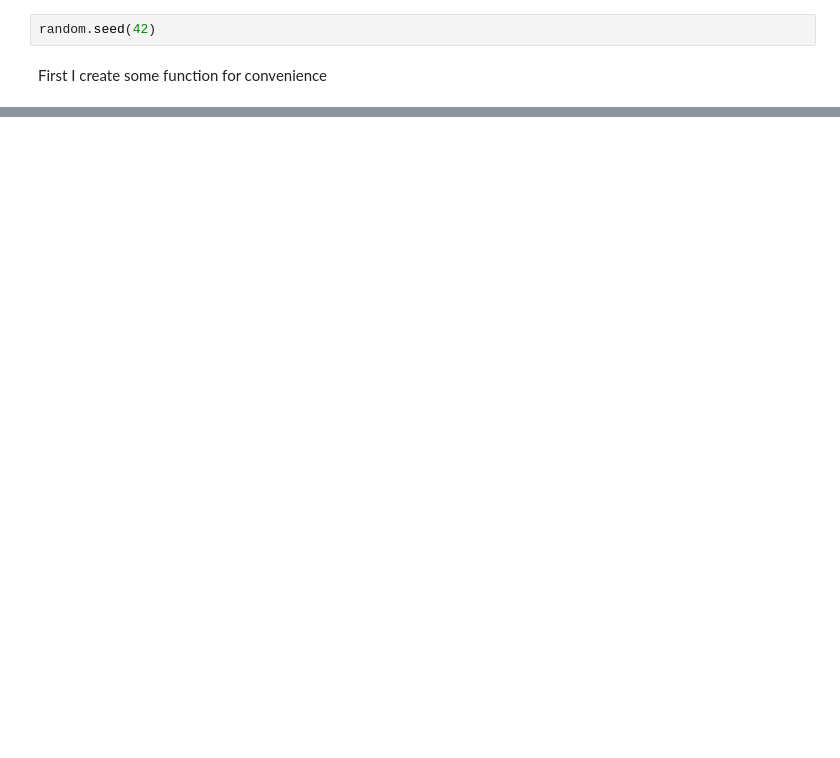
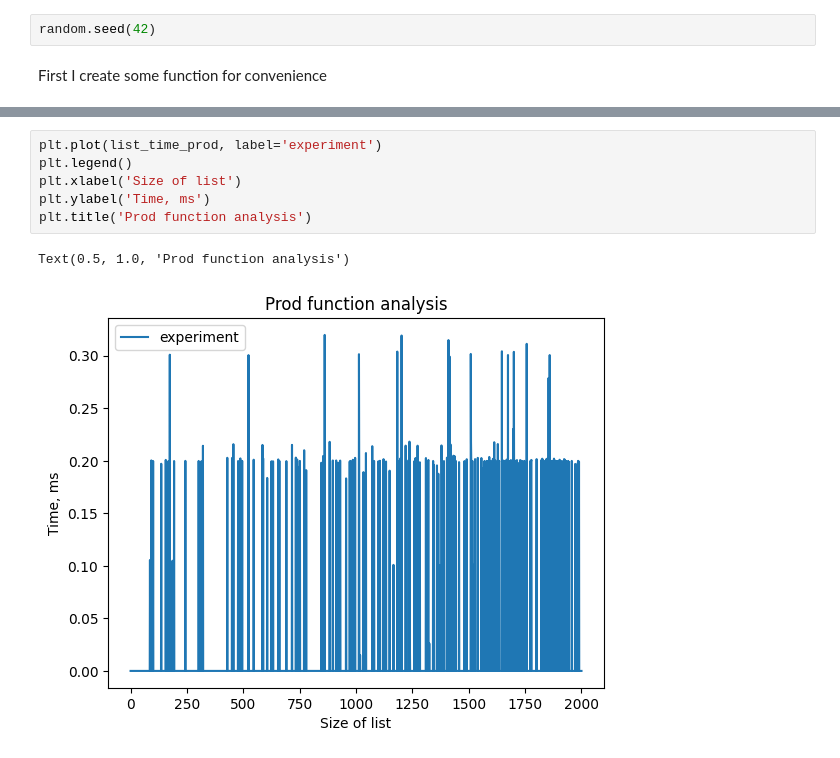
Before and after one commit to abrleva8/ITMO_algorithms, a Jupyter notebook: task_1.ipynb, the cells around one changed output, grey strips where cells are left out. Drawn from its saved outputs; the diff is of its cells as text; blank space fills up the shorter version.

```diff
--- a/task_1.ipynb
+++ b/task_1.ipynb
@@ -142,0 +282,9 @@ sum_of_list(v)
+# %%
+plt.plot(list_time_prod, label='experiment')
+plt.legend()
+plt.xlabel('Size of list')
+plt.ylabel('Time, ms')
+plt.title('Prod function analysis')
+# %% [output]
+Text(0.5, 1.0, 'Prod function analysis')
+[figure, added]
```
Also changed, not shown: parts of 18 cells of this notebook.
